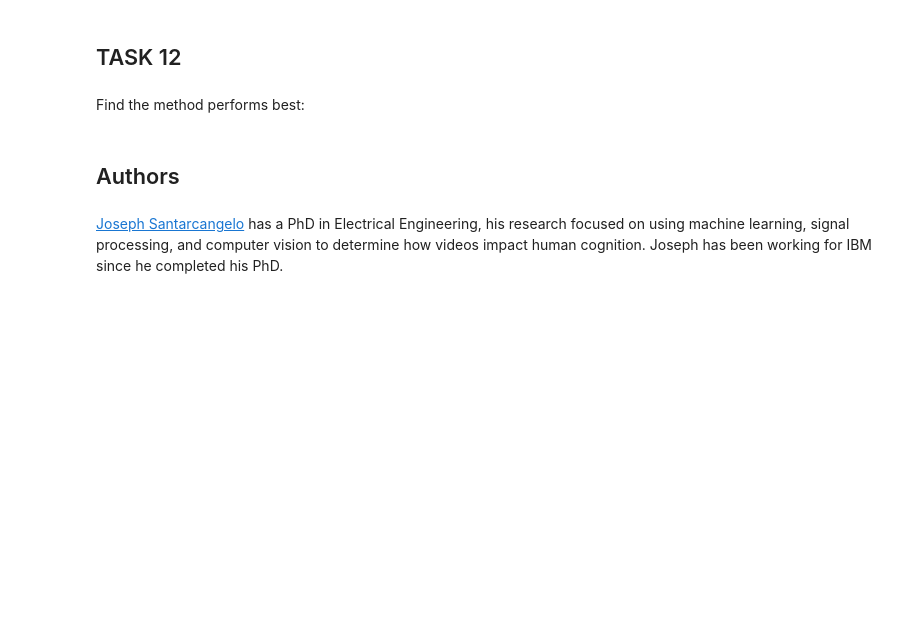
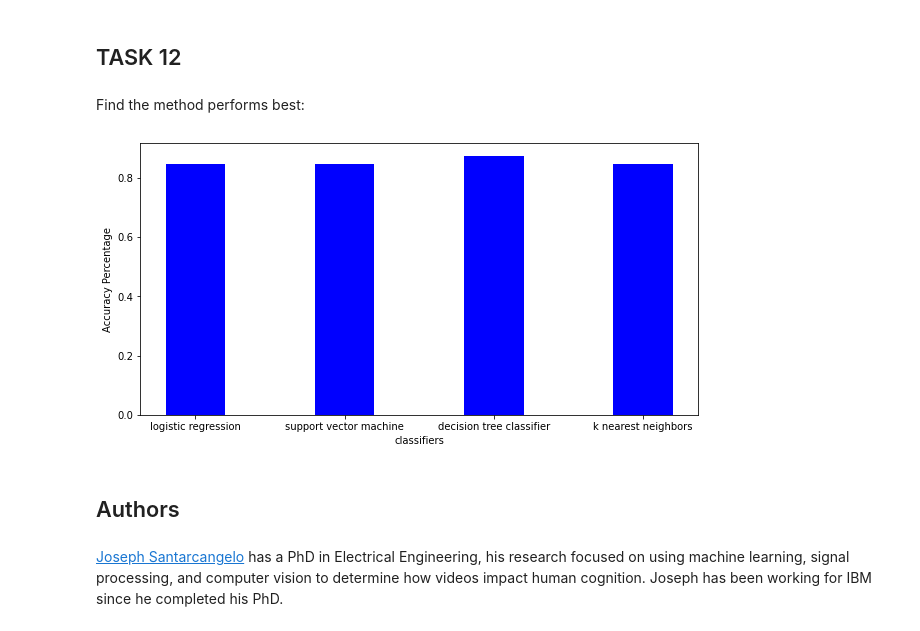
Before and after one commit to sibahlem/Applied-Data-Science-Capstone-Project, a Jupyter notebook: Machine Learning Prediction.ipynb, the cells around one changed output. Drawn from its saved outputs; the diff is of its cells as text; code cells hidden in the pictures; blank space fills up the shorter version.

```diff
--- a/Machine Learning Prediction.ipynb
+++ b/Machine Learning Prediction.ipynb
@@ -343,6 +343,25 @@ plot_confusion_matrix(y_test,yhat)
 ## TASK  12
 # %% [markdown]
 Find the method performs best:
+# %%
+import matplotlib.pyplot as plt
+
+data = {'logistic regression':0.8464, 'support vector machine': 0.8482, 'decision tree classifier':0.875,
+        'k nearest neighbors':0.8482}
+classifiers = list(data.keys())
+accuracy = list(data.values())
+
+fig = plt.figure(figsize = (10, 5))
+
+# creating the bar plot
+plt.bar(classifiers, accuracy, color ='blue',
+        width = 0.4)
+
+plt.xlabel("classifiers")
+plt.ylabel("Accuracy Percentage")
+plt.show()
+# %% [output]
+[figure, added]
 # %% [markdown]
 ## Authors
 # %% [markdown]
```
Also changed, not shown: parts of 2 cells of this notebook.
